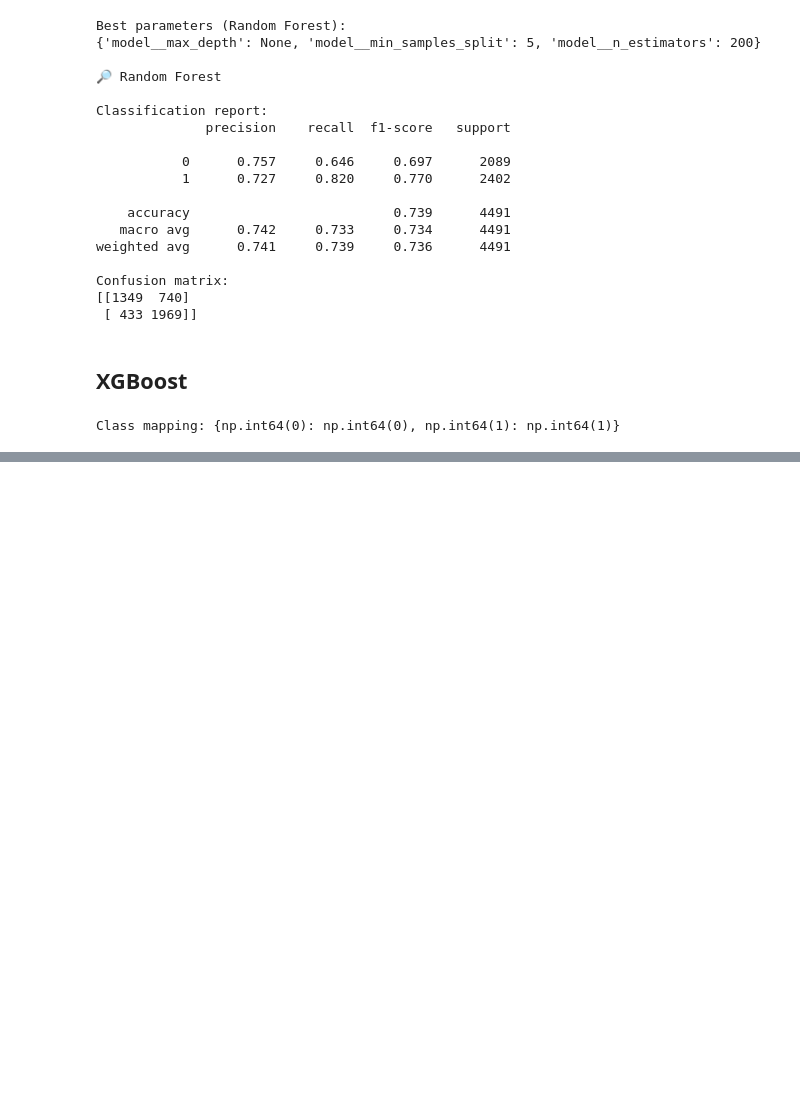
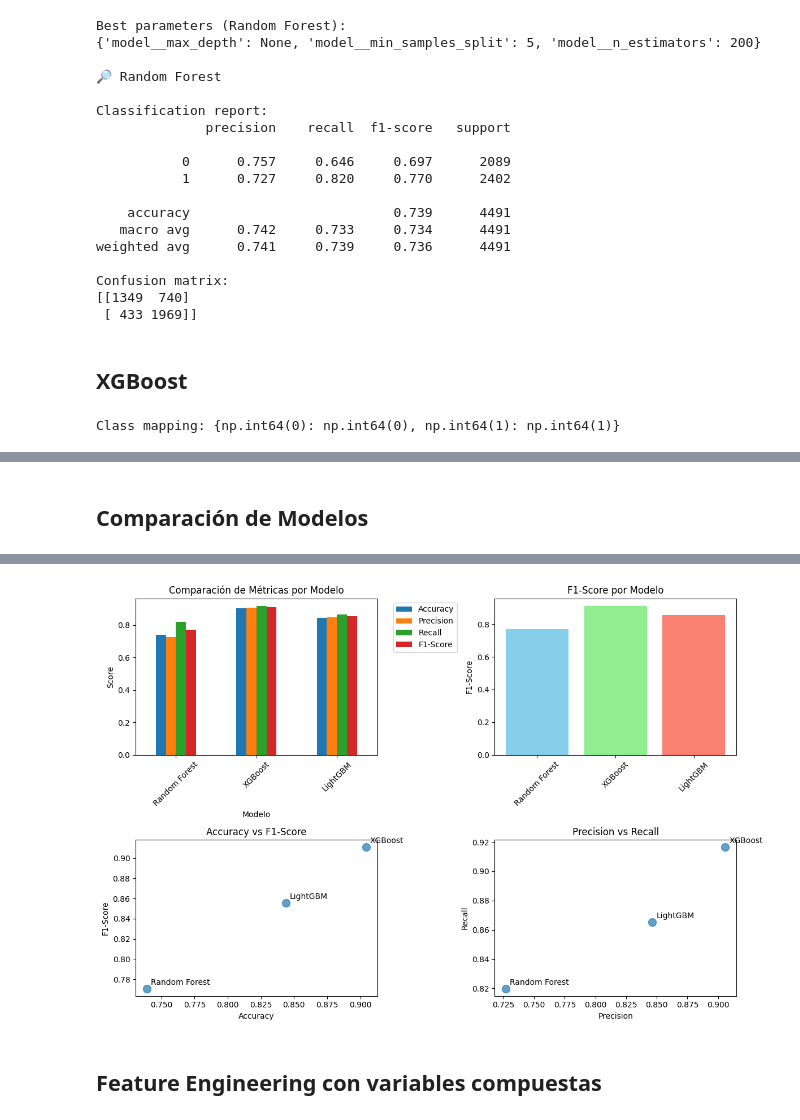
Before and after one commit to Emmanuel-Guerreiro/ciencia-datos-integrador, a Jupyter notebook: integrador/tercer-entrega/main.ipynb, the cells around one changed output, grey strips where cells are left out. Saved outputs shown, nothing was run; the diff lists cells and outputs as text; code cells hidden in the pictures; blank space fills up the shorter version.

Commit message:
extra features & lightGBM

```diff
--- a/integrador/tercer-entrega/main.ipynb
+++ b/integrador/tercer-entrega/main.ipynb
@@ -376,0 +448,77 @@ Confusion matrix:
+# %% [markdown]
+## Comparación de Modelos
+# %%
+from sklearn.metrics import accuracy_score, precision_score, recall_score, f1_score
+import pandas as pd
+
+def calcular_metricas(y_true, y_pred, nombre_modelo):
+    return {
+        'Modelo': nombre_modelo,
+        'Accuracy': accuracy_score(y_true, y_pred),
+        'Precision': precision_score(y_true, y_pred),
+        'Recall': recall_score(y_true, y_pred),
+        'F1-Score': f1_score(y_true, y_pred)
+    }
+
+metricas_modelos = []
+
+metricas_modelos.append(calcular_metricas(y_test, y_pred_logreg_grid, "Random Forest"))
+
+metricas_modelos.append(calcular_metricas(y_test_encoded, y_pred_xgb_grid, "XGBoost"))
+
+metricas_modelos.append(calcular_metricas(y_test_encoded, y_pred_lgb_grid, "LightGBM"))
+
+
+df_comparacion = pd.DataFrame(metricas_modelos)
+
+for col in ['Accuracy', 'Precision', 'Recall', 'F1-Score']:
+    df_comparacion[col] = df_comparacion[col].round(4)
+
+print(df_comparacion.to_string(index=False))
+
+mejor_modelo = df_comparacion.loc[df_comparacion['F1-Score'].idxmax()]
+print(f"\n🏆 Best model: {mejor_modelo['Modelo']}")
+print(f"   F1-Score: {mejor_modelo['F1-Score']:.4f}")
+print(f"   Accuracy: {mejor_modelo['Accuracy']:.4f}")
+
+import matplotlib.pyplot as plt
+import seaborn as sns
+
+plt.figure(figsize=(12, 8))
+
+plt.subplot(2, 2, 1)
+metricas_principales = ['Accuracy', 'Precision', 'Recall', 'F1-Score']
+df_plot = df_comparacion.set_index('Modelo')[metricas_principales]
+df_plot.plot(kind='bar', ax=plt.gca())
+plt.title('Comparación de Métricas por Modelo')
+plt.ylabel('Score')
+plt.xticks(rotation=45)
+plt.legend(bbox_to_anchor=(1.05, 1), loc='upper left')
+
+plt.subplot(2, 2, 2)
+plt.bar(df_comparacion['Modelo'], df_comparacion['F1-Score'], color=['skyblue', 'lightgreen', 'salmon'])
+plt.title('F1-Score por Modelo')
+plt.ylabel('F1-Score')
+plt.xticks(rotation=45)
+
+plt.subplot(2, 2, 3)
+plt.scatter(df_comparacion['Accuracy'], df_comparacion['F1-Score'], s=100, alpha=0.7)
+for i, modelo in enumerate(df_comparacion['Modelo']):
+    plt.annotate(modelo, (df_comparacion['Accuracy'].iloc[i], df_comparacion['F1-Score'].iloc[i]),
+                xytext=(5, 5), textcoords='offset points')
+plt.xlabel('Accuracy')
+plt.ylabel('F1-Score')
+plt.title('Accuracy vs F1-Score')
+
+plt.subplot(2, 2, 4)
+plt.scatter(df_comparacion['Precision'], df_comparacion['Recall'], s=100, alpha=0.7)
+for i, modelo in enumerate(df_comparacion['Modelo']):
+    plt.annotate(modelo, (df_comparacion['Precision'].iloc[i], df_comparacion['Recall'].iloc[i]),
+                xytext=(5, 5), textcoords='offset points')
+plt.xlabel('Precision')
+plt.ylabel('Recall')
+plt.title('Precision vs Recall')
+
+plt.tight_layout()
+plt.show()
+# %% [output]
@@ -376,0 +533,3 @@ Confusion matrix:
+[figure, added]
+# %% [markdown]
+## Feature Engineering con variables compuestas
```
Also changed, not shown: parts of 13 cells of this notebook, 1 other file.
